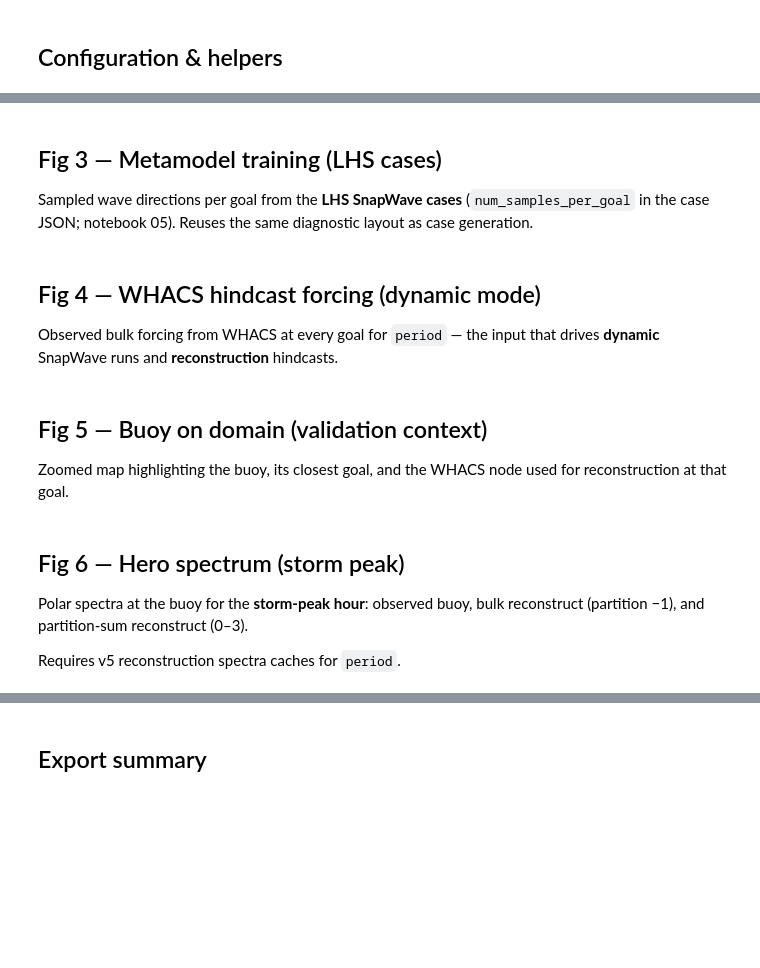
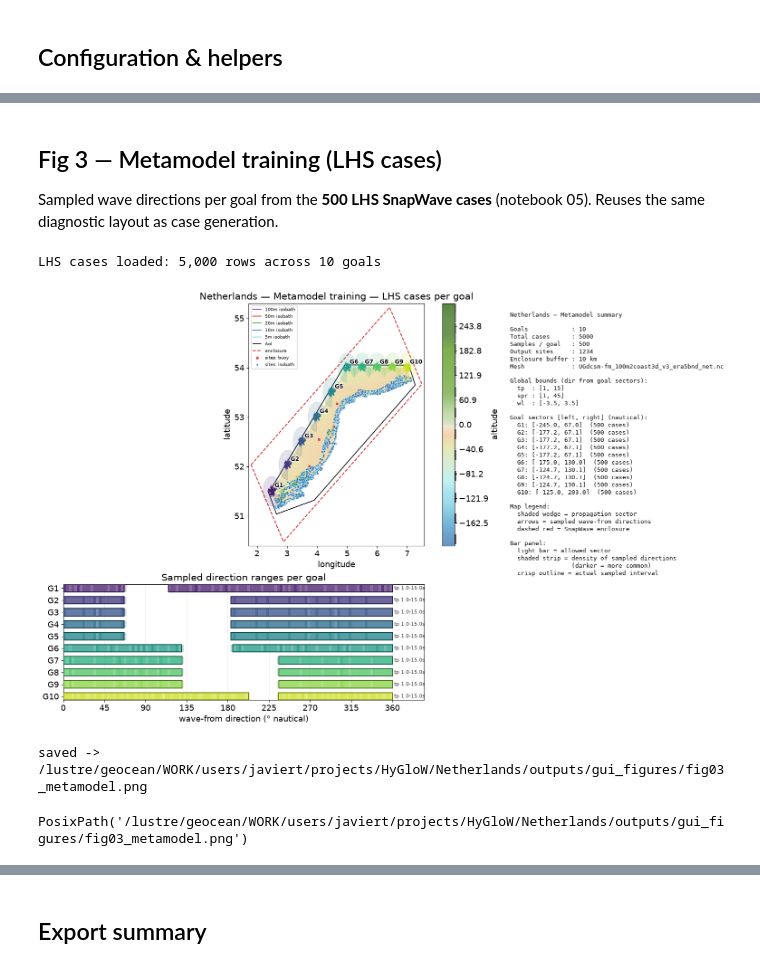
Before and after one commit to GeoOcean/HyGloW, a Jupyter notebook: Netherlands/12_Final_Plots.ipynb, the cells around one changed output, grey strips where cells are left out. Drawn from its saved outputs; the diff is of its cells as text; code cells hidden in the pictures; blank space fills up the shorter version.

```diff
--- a/Netherlands/12_Final_Plots.ipynb
+++ b/Netherlands/12_Final_Plots.ipynb
@@ -493,35 +536,34 @@ save_fig(fig, "fig02_offshore_partitions_ts")
 # %% [markdown]
 ## Fig 3 — Metamodel training (LHS cases)
 
-Sampled wave directions per goal from the **LHS SnapWave cases** (`num_samples_per_goal`
-in the case JSON; notebook 05).
+Sampled wave directions per goal from the **500 LHS SnapWave cases** (notebook 05).
 Reuses the same diagnostic layout as case generation.
 # %%
 apply_slide_style()
 lhs_cases = build_lhs_cases_df()
 print(
     f"LHS cases loaded: {len(lhs_cases):,} rows across {lhs_cases['goal'].nunique()} goals"
 )
 
 fig = cp.plot_metamodel_configuration(
     aoi_gdf=aoi_gdf,
     enclosure_polygon=enclosure_polygon,
     goals_config=goals_config,
     cases_df=lhs_cases,
     output_sites_df=output_sites_df,
     bounds=SIMULATIONS.get("bounds"),
     num_samples_per_goal=SIMULATIONS.get("num_samples_per_goal"),
     mesh_file=PATHS.get("mesh_file"),
     enclosure_buffer_m=float(SIMULATIONS.get("enclosure_buffer_m", 10_000)),
     sector_radius_deg=0.30,
     arrow_scale_deg=0.12,
     max_arrows_per_goal=18,
     show_topobathy=True,
     title="Metamodel training — LHS cases per goal",
 )
-save_fig(fig, "fig03_metamodel_lhs")
+save_fig(fig, "fig03_metamodel")
+# %% [output]
+LHS cases loaded: 5,000 rows across 10 goals
+[figure, added]
+saved -> /lustre/geocean/WORK/users/javiert/projects/HyGloW/Netherlands/outputs/gui_figures/fig03_metamodel.png
+PosixPath('/lustre/geocean/WORK/users/javiert/projects/HyGloW/Netherlands/outputs/gui_figures/fig03_metamodel.png')
-# %% [markdown]
-## Fig 4 — WHACS hindcast forcing (dynamic mode)
-
-Observed bulk forcing from WHACS at every goal for ``period`` — the input that
-drives **dynamic** SnapWave runs and **reconstruction** hindcasts.
@@ -549,5 +569,0 @@ save_fig(fig, "fig04_whacs_hindcast_forcing")
-# %% [markdown]
-## Fig 5 — Buoy on domain (validation context)
-
-Zoomed map highlighting the buoy, its closest goal, and the WHACS node used for
-reconstruction at that goal.
@@ -650,7 +569,0 @@ save_fig(fig, "fig05_buoy_context_map")
-# %% [markdown]
-## Fig 6 — Hero spectrum (storm peak)
-
-Polar spectra at the buoy for the **storm-peak hour**: observed buoy, bulk
-reconstruct (partition −1), and partition-sum reconstruct (0–3).
-
-Requires v5 reconstruction spectra caches for ``period``.
```
Also changed, not shown: parts of 24 cells of this notebook, 6 other files.
